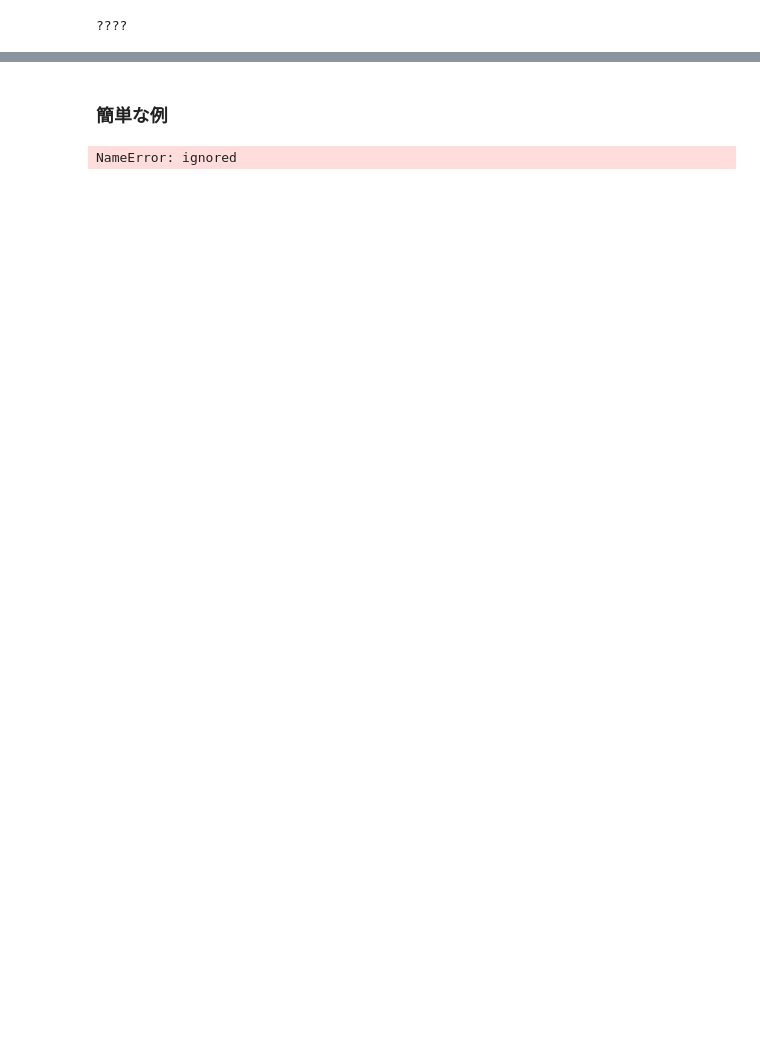
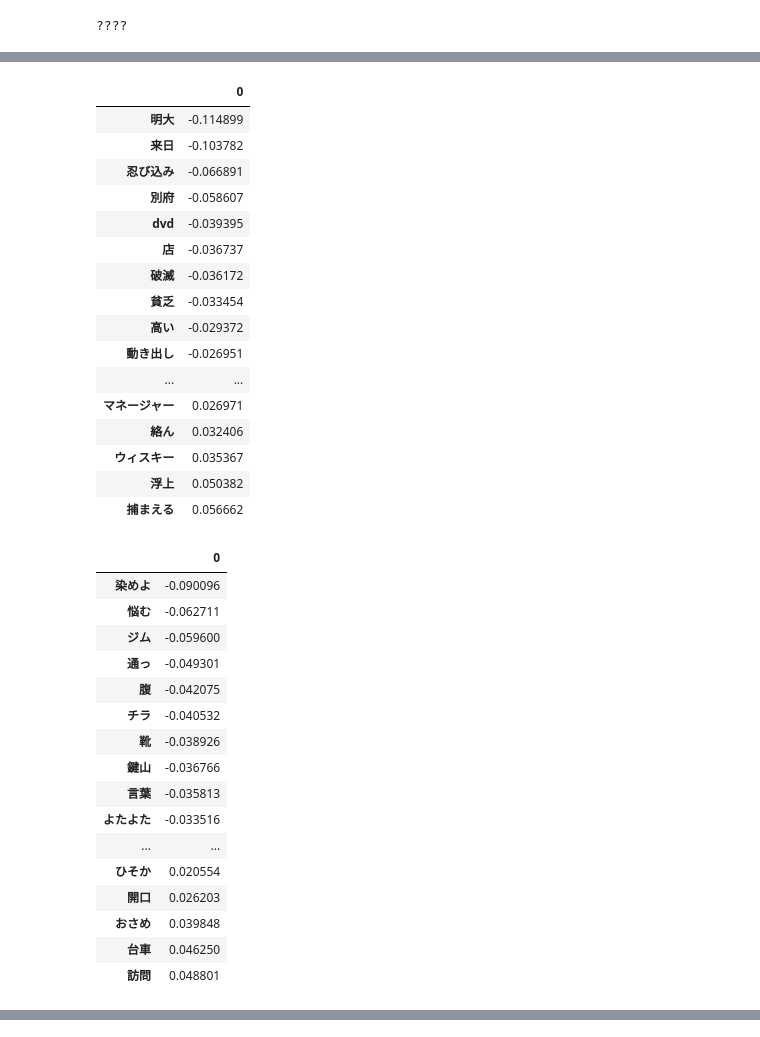
Before and after one commit to c-c-c-c/dm_integration, a Jupyter notebook: myMecab.ipynb, the cells around one changed output, grey strips where cells are left out. Drawn from its saved outputs; the diff is of its cells as text; code cells hidden in the pictures; blank space fills up the shorter version.

```diff
--- a/myMecab.ipynb
+++ b/myMecab.ipynb
@@ -541,0 +531,37 @@ calc_lasso_by_stage(df_stage[df_stage['drama_category'] =="love"]  )
+# %%
+calc_lasso_by_stage(df_stage[df_stage['drama_category'] =="police"]  )
+# %% [output]
+|  | 0 |
+| 明大 | -0.114899 |
+| 来日 | -0.103782 |
+| 忍び込み | -0.066891 |
+| 別府 | -0.058607 |
+| dvd | -0.039395 |
+| 店 | -0.036737 |
+| 破滅 | -0.036172 |
+| 貧乏 | -0.033454 |
+| 高い | -0.029372 |
+| 動き出し | -0.026951 |
+| ... | ... |
+| マネージャー | 0.026971 |
+| 絡ん | 0.032406 |
+| ウィスキー | 0.035367 |
+| 浮上 | 0.050382 |
+| 捕まえる | 0.056662 |
+|  | 0 |
+| 染めよ | -0.090096 |
+| 悩む | -0.062711 |
+| ジム | -0.059600 |
+| 通っ | -0.049301 |
+| 腹 | -0.042075 |
+| チラ | -0.040532 |
+| 靴 | -0.038926 |
+| 鍵山 | -0.036766 |
+| 言葉 | -0.035813 |
+| よたよた | -0.033516 |
+| ... | ... |
+| ひそか | 0.020554 |
+| 開口 | 0.026203 |
+| おさめ | 0.039848 |
+| 台車 | 0.046250 |
+| 訪問 | 0.048801 |
@@ -545,10 +588,6 @@ calc_lasso_by_stage(df_stage[df_stage['drama_category'] =="love"]  )
 #以下、授業の残り
 #
 ####################
-# %% [markdown]
-### 簡単な例
 # %%
 # ※これは、演習用に単語文書行列を DataFrame に変換して見やすくしてみるためのコードで、覚える必要はありません
-pd.DataFrame(X.toarray(), columns=[ x[0] for x in sorted(vectorizer.vocabulary_.items(), key=lambda x: x[1]) ])
+#pd.DataFrame(X.toarray(), columns=[ x[0] for x in sorted(vectorizer.vocabulary_.items(), key=lambda x: x[1]) ])
-# %% [output]
-NameError: ignored
```
Also changed, not shown: parts of 17 cells of this notebook.
